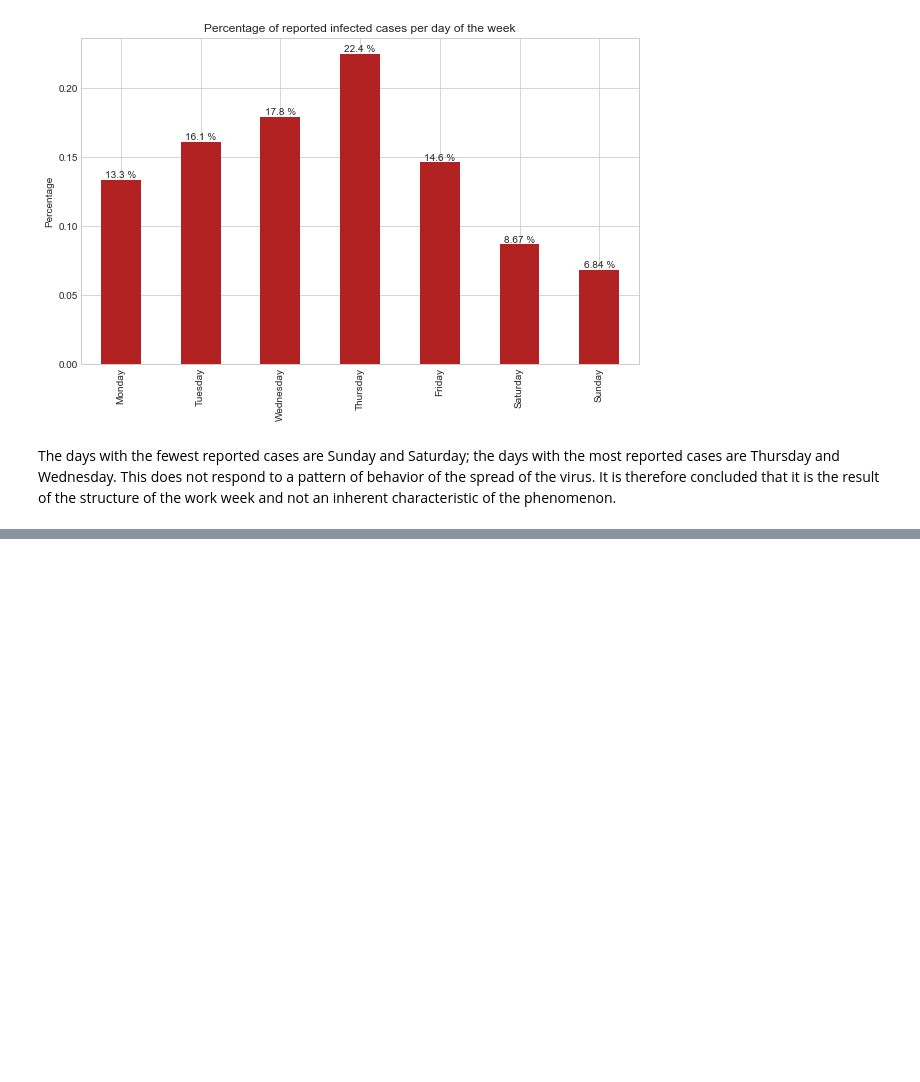
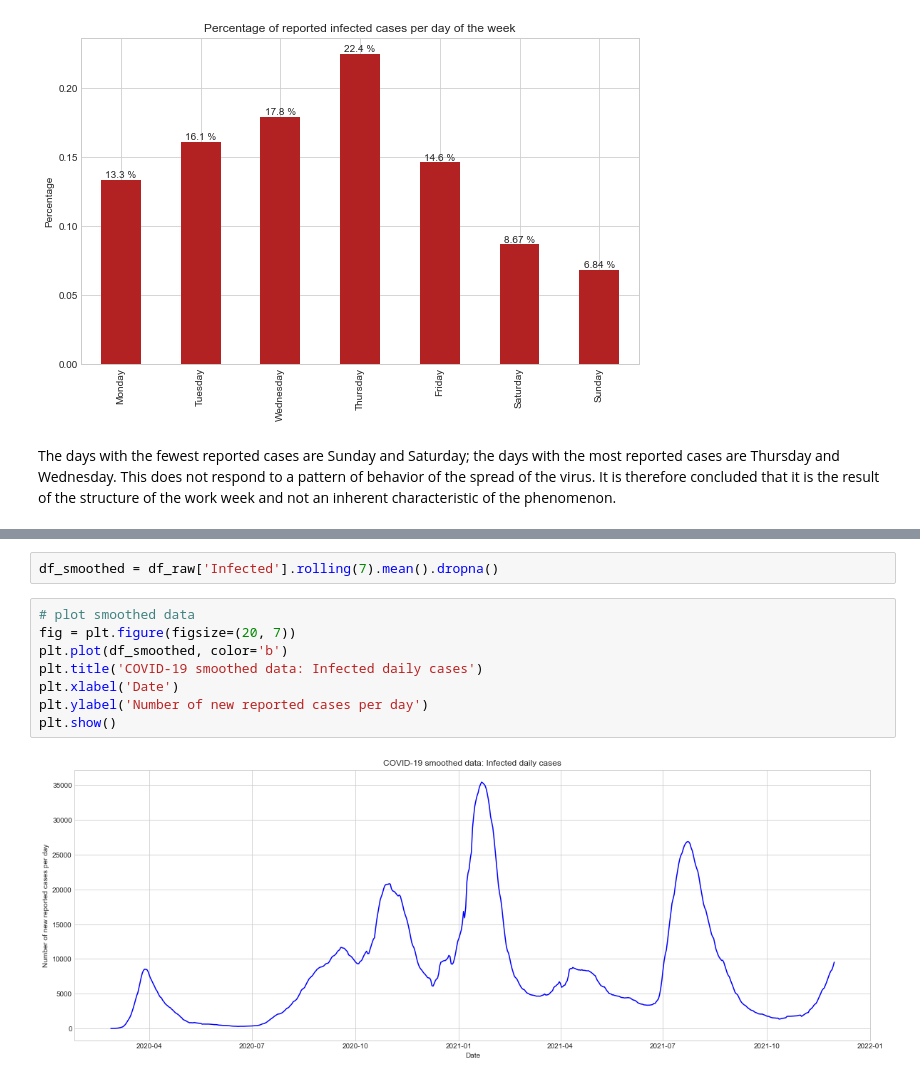
Before and after one commit to marialonsogar/COVID-Dynamics-Model-Comparison, a Jupyter notebook: analysis/EDA-COVID-Spain.ipynb, the cells around one changed output, grey strips where cells are left out. Cells and saved outputs as stored; diff of their text form; blank space fills up the shorter version.

```diff
--- a/analysis/EDA-COVID-Spain.ipynb
+++ b/analysis/EDA-COVID-Spain.ipynb
@@ -314,0 +306,12 @@ ERROR: No matching distribution found for outliers_utils
+# %%
+df_smoothed = df_raw['Infected'].rolling(7).mean().dropna()
+# %%
+# plot smoothed data
+fig = plt.figure(figsize=(20, 7))
+plt.plot(df_smoothed, color='b')
+plt.title('COVID-19 smoothed data: Infected daily cases')
+plt.xlabel('Date')
+plt.ylabel('Number of new reported cases per day')
+plt.show()
+# %% [output]
+[figure, added]
```
Also changed, not shown: parts of 9 cells of this notebook, 1 other file.
